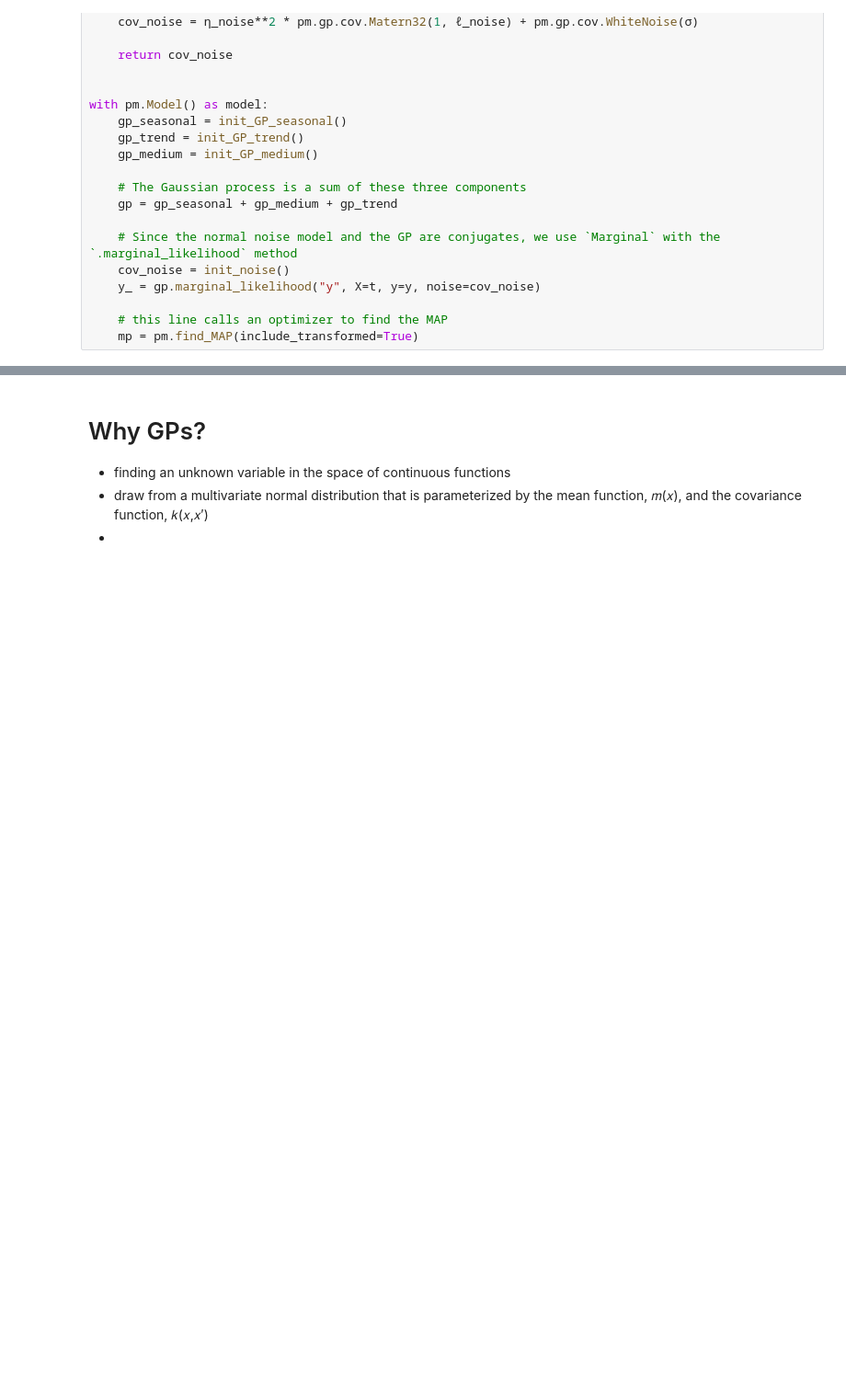
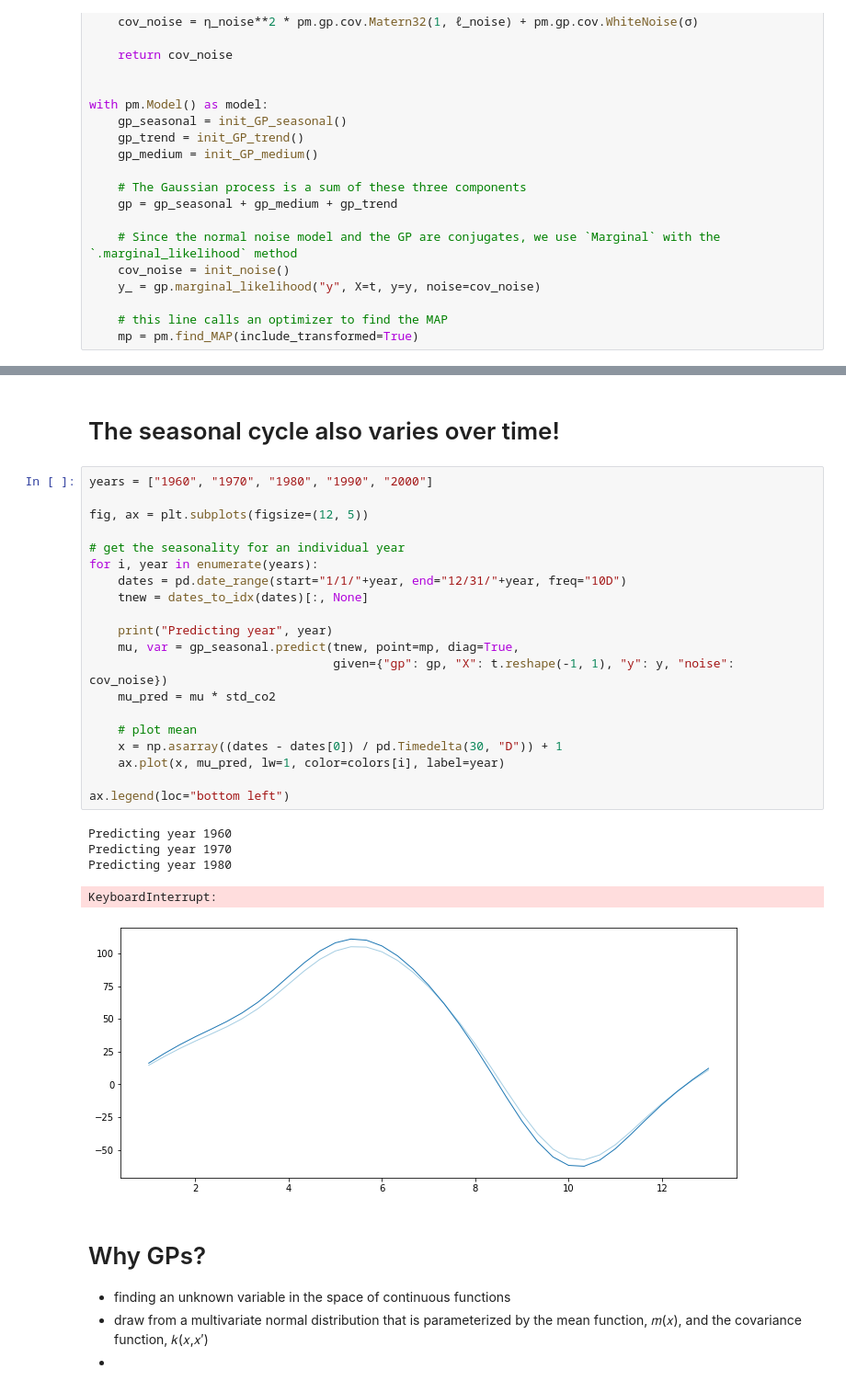
Before and after one commit to tommylees112/gp_drought, a Jupyter notebook: notebooks/02_tl_PYMC_GP.ipynb, the cells around one changed output, grey strips where cells are left out. Shown: that part at 92% size. Drawn from its saved outputs; the diff is of its cells as text; blank space fills up the shorter version.

```diff
--- a/notebooks/02_tl_PYMC_GP.ipynb
+++ b/notebooks/02_tl_PYMC_GP.ipynb
@@ -313,3 +448,31 @@ mp
+# %% [markdown]
+# The seasonal cycle also varies over time!
+# %%
+years = ["1960", "1970", "1980", "1990", "2000"]
+
+fig, ax = plt.subplots(figsize=(12, 5))
+
+# get the seasonality for an individual year
+for i, year in enumerate(years):
+    dates = pd.date_range(start="1/1/"+year, end="12/31/"+year, freq="10D")
+    tnew = dates_to_idx(dates)[:, None]
+
+    print("Predicting year", year)
+    mu, var = gp_seasonal.predict(tnew, point=mp, diag=True,
+                                  given={"gp": gp, "X": t.reshape(-1, 1), "y": y, "noise": cov_noise})
+    mu_pred = mu * std_co2
+
+    # plot mean
+    x = np.asarray((dates - dates[0]) / pd.Timedelta(30, "D")) + 1
+    ax.plot(x, mu_pred, lw=1, color=colors[i], label=year)
+
+ax.legend(loc="bottom left")
+# %% [output]
+Predicting year 1960
+Predicting year 1970
+Predicting year 1980
+KeyboardInterrupt:
+[figure, added]
 # %% [markdown]
 # Why GPs?
 - finding an unknown variable in the space of continuous functions
```
Also changed, not shown: parts of 14 cells of this notebook.
